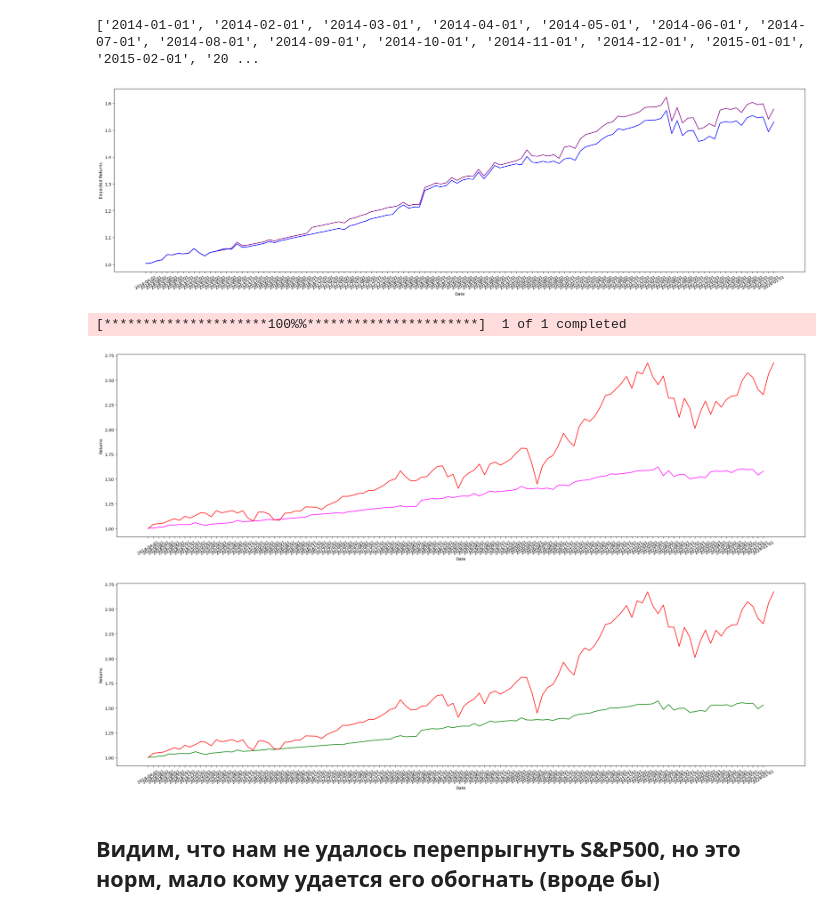
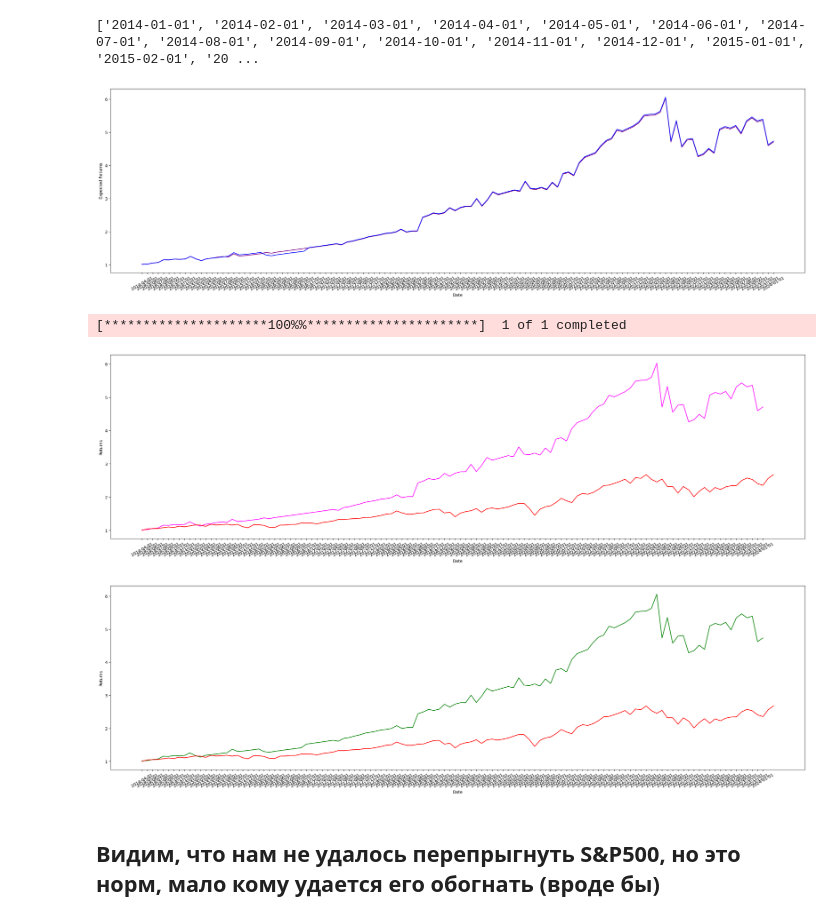
Before and after one commit to x-ENIAC/MarkowitzModel, a Jupyter notebook: markowitz_model_rebalancing_comparingwith_sp500.ipynb, the cells around one changed output. Drawn from its saved outputs; the diff is of its cells as text; code cells hidden in the pictures.

```diff
--- a/markowitz_model_rebalancing_comparingwith_sp500.ipynb
+++ b/markowitz_model_rebalancing_comparingwith_sp500.ipynb
@@ -333,8 +333,8 @@ def portfolio(stocks, dataset, numStocks, numRev):
             weights = month_model.get_optimal_weights(is_need_graphics=False)
 
             values = np.array(weights * df[selected_stocks].iloc[i,:])
-#             returns_array.append(np.sum(values))
-            returns_array.append(values.mean())
+            returns_array.append(np.sum(values))
+#             returns_array.append(values.mean())
             indexes_of_max_value = heapq.nsmallest(numRev, range(len(values)), values.take)
 
             # убираем numRev наименее доходных акций
@@ -573,7 +582,7 @@ plt.plot(
 )
 plt.show()
 # %% [output]
-[figure, old version]
+[figure, new version]
 # %%
 # Рисуем график для общепринятого индекса S&P500
 
@@ -604,22 +613,23 @@ plt.plot(
 plt.plot((1+sp500["monthly_returns"].reset_index(drop=True)).cumprod(), color:='red')
 plt.show()
 # %% [output]
-[figure, old version]
+[figure, new version]
 # %%
 # Сравнение индекса и нашего алгоритма с ребалансировкой, бэктестинг
 
 plt.figure(figsize = (30,8))
 plt.xlabel('Date')
 plt.ylabel('Returns')
 plt.xticks(rotation=30)
 plt.plot(
     dates[3:],
     (1 + returns).cumprod(),
-    color:='green'
+    color='green',
+    label="rebalanced Markowitz"
 )
-plt.plot((1+sp500["monthly_returns"].reset_index(drop=True)).cumprod(), color:='red')
+plt.plot((1+sp500["monthly_returns"].reset_index(drop=True)).cumprod(), color='red', label='index')
 plt.show()
 # %% [output]
-[figure, old version]
+[figure, new version]
 # %% [markdown]
 ## Видим, что нам не удалось перепрыгнуть S&P500, но это норм, мало кому удается его обогнать (вроде бы)
```
Also changed, not shown: parts of 5 cells of this notebook.
